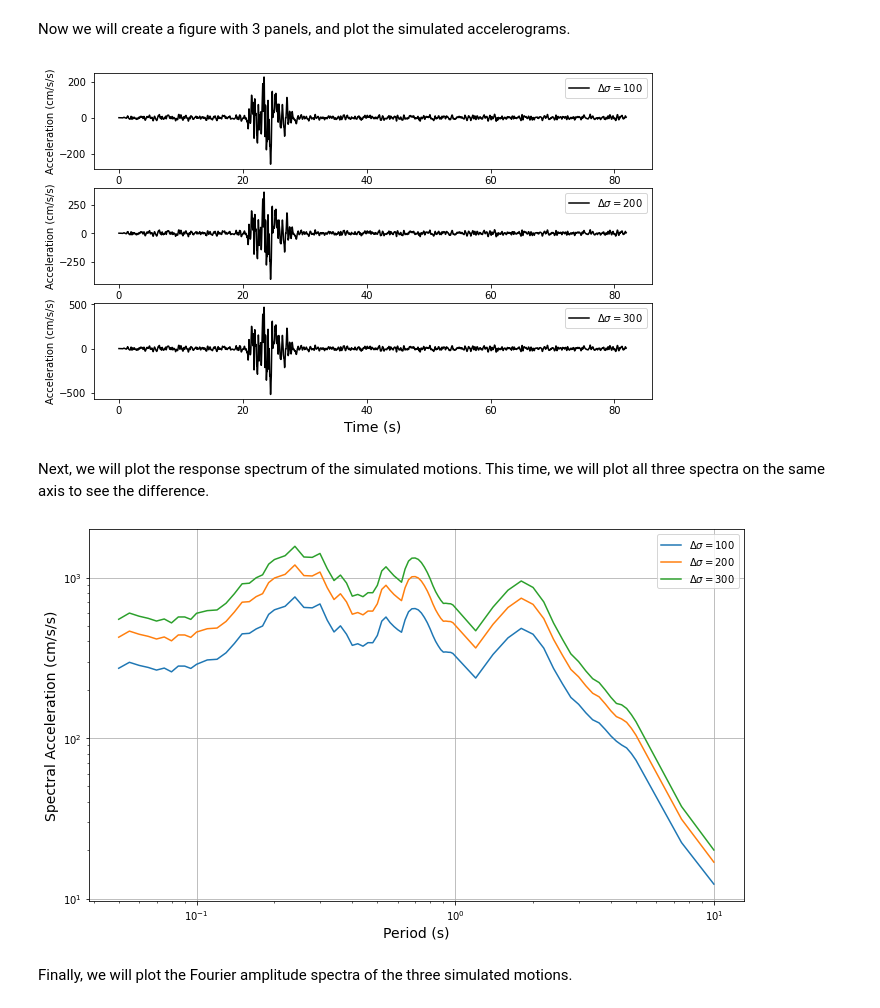
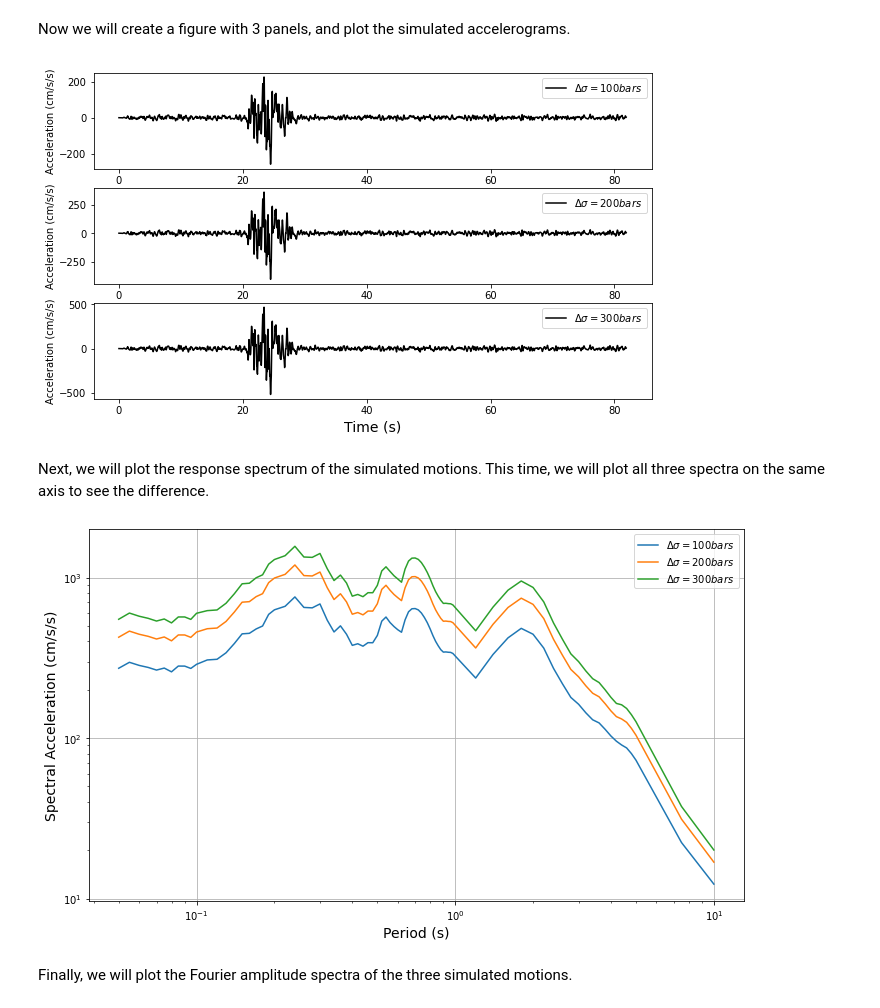
Before and after one commit to abdullahaltindal/pyexsim12, a Jupyter notebook: examples/ex3-stress_drop.ipynb, the cells around one changed output. Drawn from its saved outputs; the diff is of its cells as text; code cells hidden in the pictures.

```diff
--- a/examples/ex3-stress_drop.ipynb
+++ b/examples/ex3-stress_drop.ipynb
@@ -60,22 +60,22 @@ Now we will create a figure with 3 panels, and plot the simulated accelerograms.
 # %%
 sims = [sim1, sim2, sim3]  # Create a list from the three sim objects to loop over
 stress_drop_vals = [100, 200, 300]  # Create a lsit of stress_drop values to loop over
 
 fig_acc, axs_acc = plt.subplots(nrows=3, ncols=1, figsize=(10, 6))
 
 for (sim, stress_drop, ax) in zip(sims, stress_drop_vals, axs_acc):  # Loop over sims, stress_drop_vals, and axs_acc
-    sim.plot_acc(site=1, axis=ax, plot_dict={"color": "black", "label": f"$\Delta\sigma={stress_drop}$"})
+    sim.plot_acc(site=1, axis=ax, plot_dict={"color": "black", "label": f"$\Delta\sigma={stress_drop} bars$"})
     ax.legend()
     ax.set_xlabel("Time (s)", fontsize=14)
     ax.set_ylabel("Acceleration (cm/s/s)", fontsize=10)
 # %% [output]
-[figure, old version]
+[figure, new version]
 # %% [markdown]
 Next, we will plot the response spectrum of the simulated motions. This time, we will plot all three spectra on the same axis to see the difference.
 # %%
 fig_rp, axs_rp = plt.subplots(figsize=(10, 6))
 for (sim, stress_drop) in zip(sims, stress_drop_vals):
-    sim.plot_rp(site=1, axis=axs_rp, plot_dict={"label": f"$\Delta\sigma={stress_drop}$"})
+    sim.plot_rp(site=1, axis=axs_rp, plot_dict={"label": f"$\Delta\sigma={stress_drop} bars$"})
 
 axs_rp.legend()
 axs_rp.set_xscale("log")
@@ -85,7 +85,7 @@ axs_rp.set_xlabel("Period (s)", fontsize=14)
 axs_rp.set_ylabel("Spectral Acceleration (cm/s/s)", fontsize=14)
 plt.tight_layout()
 # %% [output]
-[figure, old version]
+[figure, new version]
 # %% [markdown]
 Finally, we will plot the Fourier amplitude spectra of the three simulated motions.
 # %%
```
Also changed, not shown: parts of 1 cell of this notebook, 3 other files.
